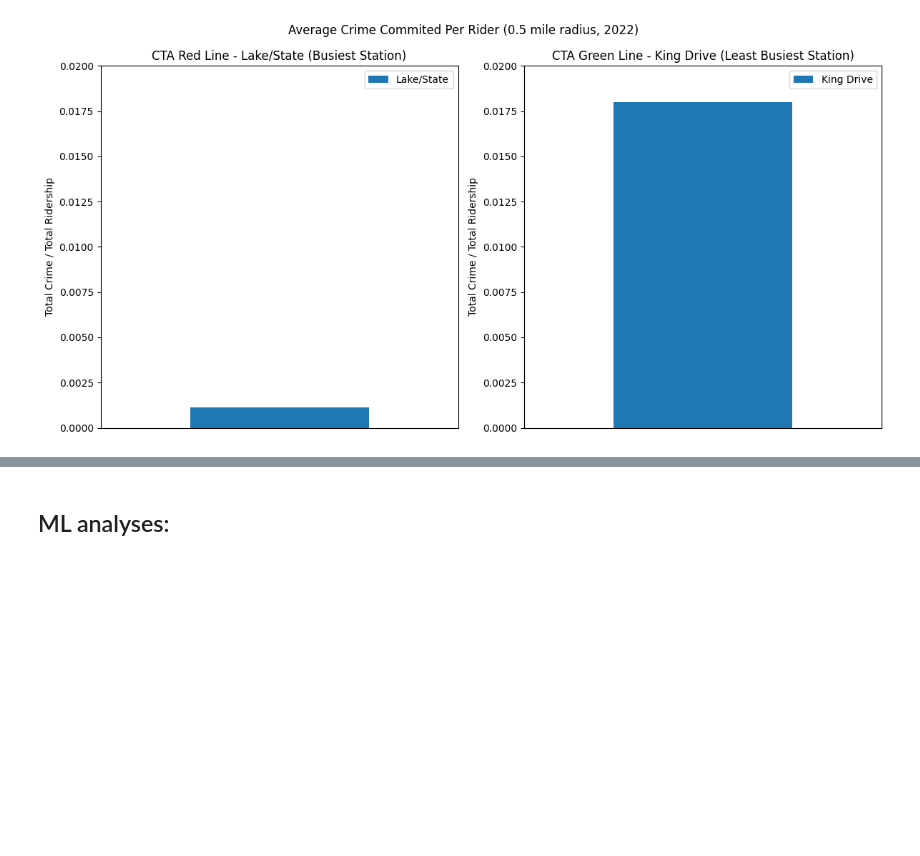
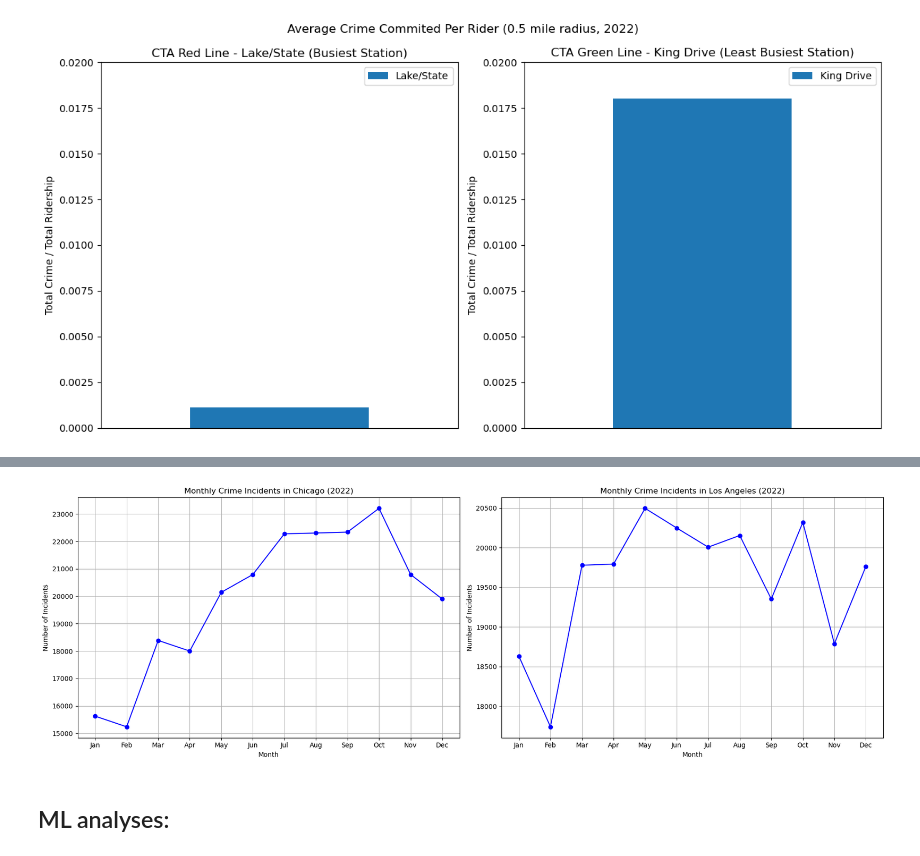
Before and after one commit to chi-city/CS418-Group-Project, a Jupyter notebook: progress_report.ipynb, the cells around one changed output, grey strips where cells are left out. Saved outputs shown, nothing was run; the diff lists cells and outputs as text; code cells hidden in the pictures; blank space fills up the shorter version.

```diff
--- a/progress_report.ipynb
+++ b/progress_report.ipynb
@@ -476,3 +523,54 @@ plot_sampled_crime_map(chicago_crime_data, "Latitude", "Longitude", "Primary Typ
+# %%
+# Visualization Ten - Joel
+
+# Load crime data for Chicago and Los Angeles
+chicago_crime_file = "Chicago_2022_Crime_Data.csv"
+chicago_crime_data = pd.read_csv(chicago_crime_file, usecols=["Date"])
+
+la_crime_file = "Los_Angeles_Crime_2022.csv"
+la_crime_data = pd.read_csv(la_crime_file, usecols=["DATE OCC"])
+
+# Function to create a time series plot of crime incidents
+def plot_crime_time_series(city_crime_data, city_name, ax):
+    # Convert the 'Date' column to datetime
+    if 'Date' in city_crime_data.columns:
+        city_crime_data['Date'] = pd.to_datetime(city_crime_data['Date'], errors='coerce')
+    elif 'DATE OCC' in city_crime_data.columns:
+        city_crime_data['Date'] = pd.to_datetime(city_crime_data['DATE OCC'], errors='coerce')
+    else:
+        raise KeyError("Date column not found in the dataset.")
+
+    # Extract month and year from the 'Date' column
+    city_crime_data['Month'] = city_crime_data['Date'].dt.month
+
+    # Group by month and count the number of incidents
+    monthly_crime_counts = city_crime_data.groupby('Month').size()
+
+    # Plot the time series
+    monthly_crime_counts.plot(marker='o', linestyle='-', color='b', ax=ax)
+    ax.set_title(f"Monthly Crime Incidents in {city_name} (2022)")
+    ax.set_xlabel("Month")
+    ax.set_ylabel("Number of Incidents")
+    ax.set_xticks(range(1, 13))
+    ax.set_xticklabels(['Jan', 'Feb', 'Mar', 'Apr', 'May', 'Jun', 'Jul', 'Aug', 'Sep', 'Oct', 'Nov', 'Dec'])
+    ax.grid(True)
+
+# Create a subplot with 1 row and 2 columns
+fig, axs = plt.subplots(1, 2, figsize=(18, 6))
+
+# Create a time series plot for Chicago in the first subplot
+plot_crime_time_series(chicago_crime_data, "Chicago", axs[0])
+
+# Create a time series plot for Los Angeles in the second subplot
+plot_crime_time_series(la_crime_data, "Los Angeles", axs[1])
+
+# Adjust layout for better spacing
+plt.tight_layout()
+
+# Show the plots
+plt.show()
+# %% [output]
+[figure, added]
 # %% [markdown]
 ## ML analyses:
 # %% [markdown]
```
Also changed, not shown: parts of 13 cells of this notebook.
